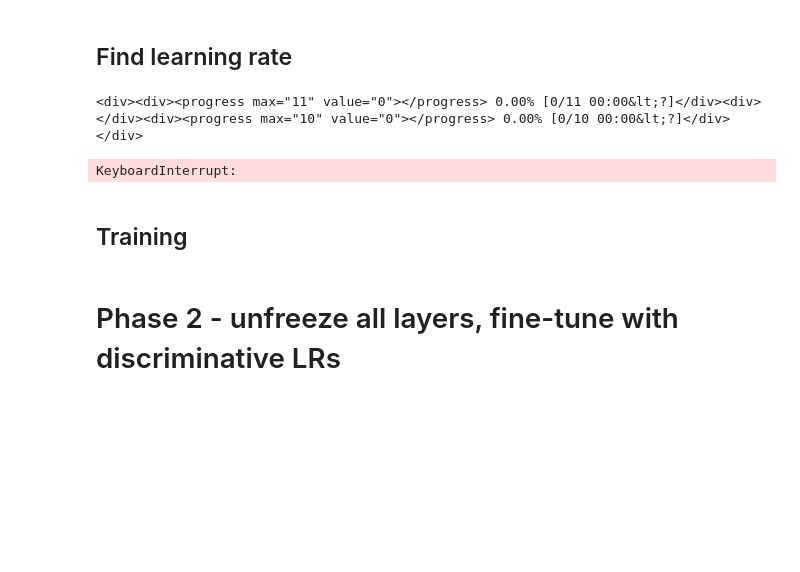
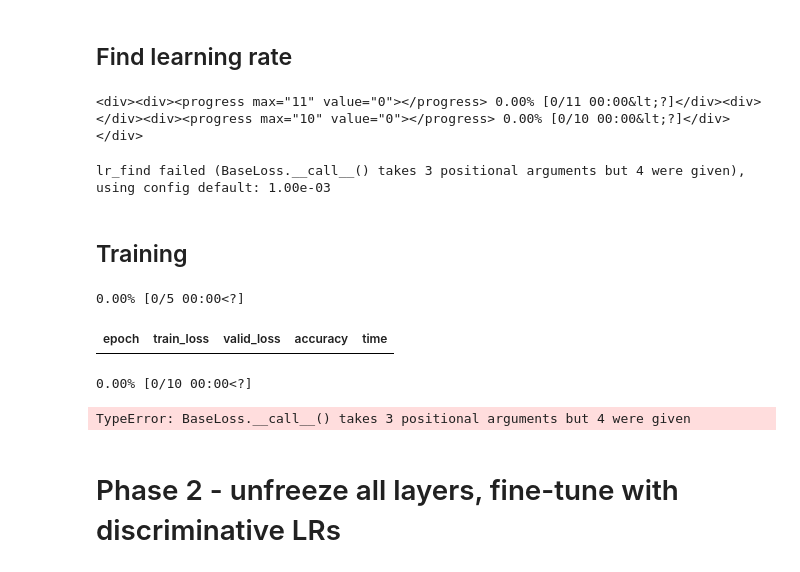
Before and after one commit to matarauj/project_gn_food_estimator, a Jupyter notebook: model1_object_detection_v1.ipynb, the cells around one changed output. Cells and saved outputs as stored; diff of their text form; code cells hidden in the pictures; blank space fills up the shorter version.

```diff
--- a/model1_object_detection_v1.ipynb
+++ b/model1_object_detection_v1.ipynb
@@ -119,9 +114,9 @@ def check_gpu():
 
         if vram_gb > 14.0:
             print(
-                f"[GPU] WARNING: Less thatn 14 GB VRAM detected. "
+                f"[GPU] WARNING: Less than 14 GB VRAM detected. "
                 f"Consider reducing MODEL1_BATCH_SIZE."
-                f"(currently {MODEL1_BATCH_SIZE})."
+                f" (currently {MODEL1_BATCH_SIZE})."
             )
     else:
         print("[GPU] No CUDA device found - training will run on CPU.")
@@ -504,5 +485,5 @@ Downloading: "https://download.pytorch.org/models/resnet50-11ad3fa6.pth" to /roo
 # %%
-# Enable mixed precision (fp16) for T4 speedup
+# Enable mixed precision (fp16) is disabled here because linalg.inv requires float32 for bbox transforms
 if MODEL1_MIXED_PREC and device == "cuda":
-    learn = learn.to_fp16()
-    print("Mixed precision (fp16) - ENABLED")
+    # learn = learn.to_fp16()
+    print("Mixed precision (fp16) - DISABLED to avoid linalg.inv error with bboxes")
@@ -523,17 +506,24 @@ except Exception as e:
     print(f"lr_find failed ({e}), using config default: {suggested_lr:.2e}")
 # %% [output]
 <div><div><progress max="11" value="0"></progress> 0.00% [0/11 00:00&lt;?]</div><div></div><div><progress max="10" value="0"></progress> 0.00% [0/10 00:00&lt;?]</div></div>
-KeyboardInterrupt:
+lr_find failed (BaseLoss.__call__() takes 3 positional arguments but 4 were given), using config default: 1.00e-03
 # %% [markdown]
 ## Training
 # %%
 t0 = time.time()
+# Ensure model is in float32 for the fit
+learn.model.float()
 learn.fit_one_cycle(
     MODEL1_EPOCHS_FROZEN,
-    lr_max = suggested_lr,
+    lr_max = suggested_lr
 )
 elapsed = time.time() - t0
-print("Phase 1 complete - {elapsed:.0f}")
+print(f"Phase 1 complete - {elapsed:.0f}s")
+# %% [output]
+0.00% [0/5 00:00<?]
+| epoch | train_loss | valid_loss | accuracy | time |
+0.00% [0/10 00:00<?]
+TypeError: BaseLoss.__call__() takes 3 positional arguments but 4 were given
 # %% [markdown]
 # Phase 2 - unfreeze all layers, fine-tune with discriminative LRs
 # %%
```
Also changed, not shown: parts of 14 cells of this notebook.
